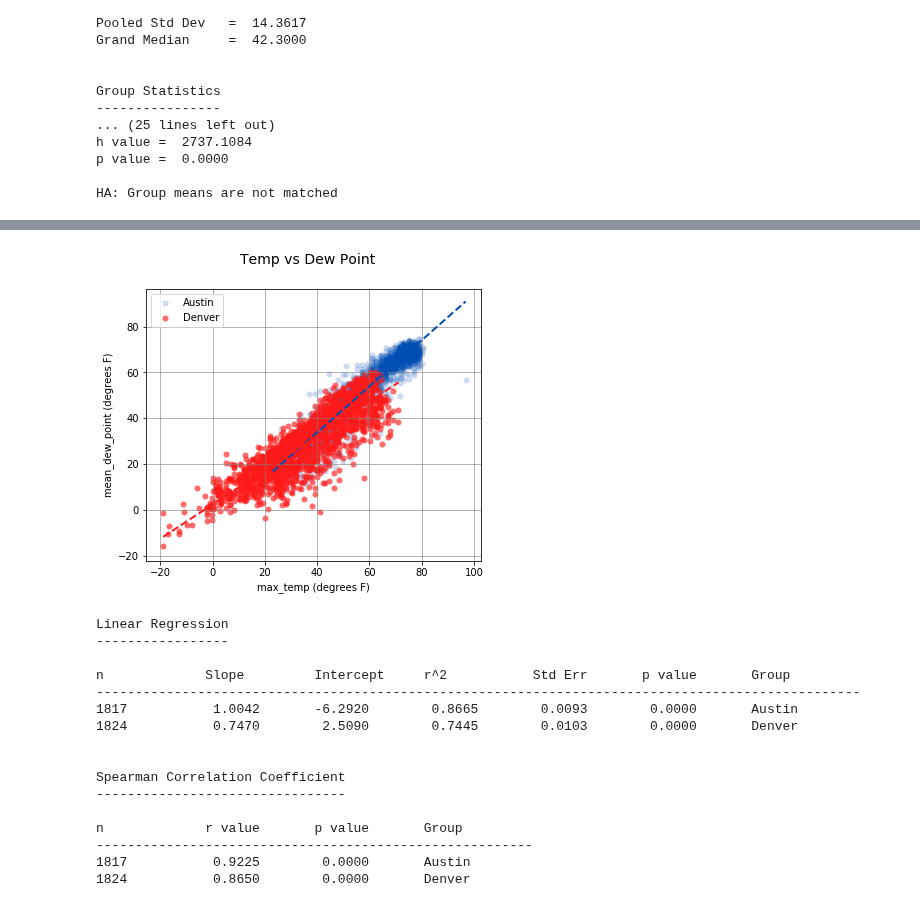
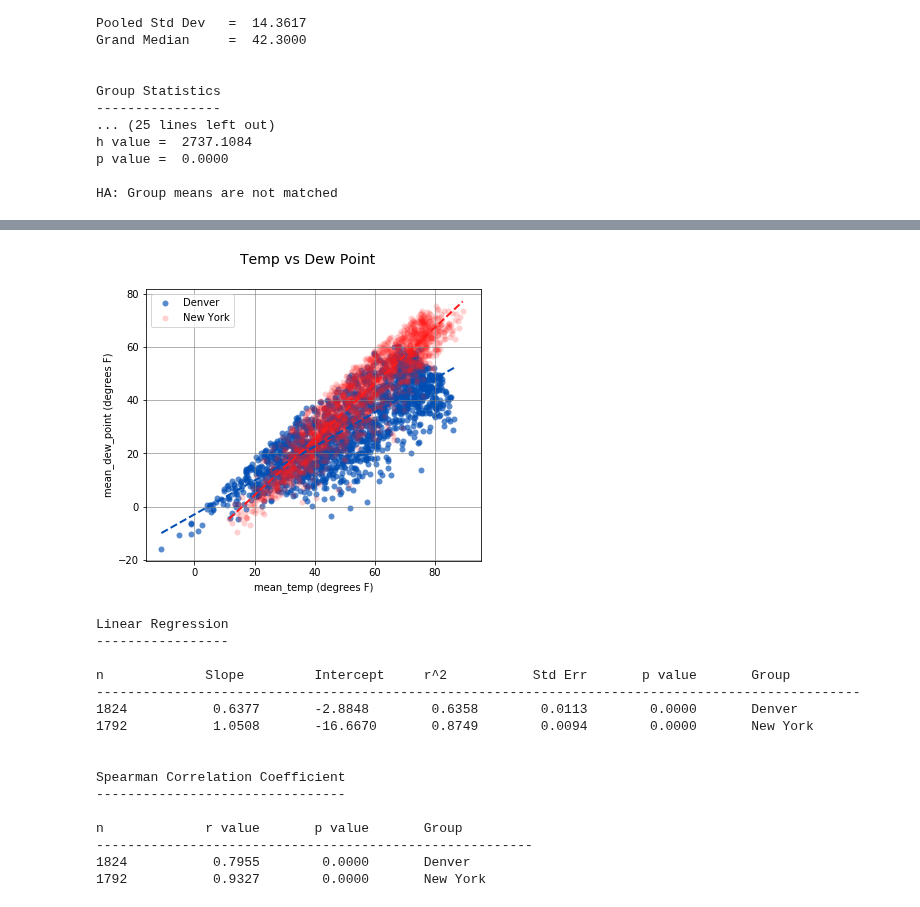
Before and after one commit to cmmorrow/pytexas_2019, a Jupyter notebook: Which City Has the Best Weather?.ipynb, the cells around one changed output, grey strips where cells are left out. Cells and saved outputs as stored; diff of their text form; code cells hidden in the pictures.

```diff
--- a/Which City Has the Best Weather?.ipynb
+++ b/Which City Has the Best Weather?.ipynb
@@ -88,3 +94,5 @@ df = client.query(
+# %%
+df = pd.read_csv('noaa_gsod.csv')
 # %% [markdown]
 ### Exploring the Data
 # %% [markdown]
@@ -586,24 +585,24 @@ n             Slope         Intercept     r^2           Std Err       p value
 # %%
-city = df.query("city in ['Austin', 'Denver']")
+city = df.query("city in ['New York', 'Denver']")
 analyze(
-    city['max_temperature'],
+    city['mean_temp'],
     city['mean_dew_point'],
-    xname='max_temp (degrees F)',
+    xname='mean_temp (degrees F)',
     yname='mean_dew_point (degrees F)',
     title='Temp vs Dew Point',
     boxplot_borders=False,
     groups=city['city'],
     highlight=['Denver'],
 )
 # %% [output]
-[figure, old version]
+[figure, new version]
 Linear Regression
 -----------------
 
 n             Slope         Intercept     r^2           Std Err       p value       Group
 --------------------------------------------------------------------------------------------------
-1817           1.0042       -6.2920        0.8665        0.0093        0.0000       Austin
-1824           0.7470        2.5090        0.7445        0.0103        0.0000       Denver
+1824           0.6377       -2.8848        0.6358        0.0113        0.0000       Denver
+1792           1.0508       -16.6670       0.8749        0.0094        0.0000       New York
 
 
 Spearman Correlation Coefficient
@@ -611,5 +610,5 @@ Spearman Correlation Coefficient
 
 n             r value       p value       Group
 --------------------------------------------------------
-1817           0.9225        0.0000       Austin
-1824           0.8650        0.0000       Denver
+1824           0.7955        0.0000       Denver
+1792           0.9327        0.0000       New York
```
Also changed, not shown: parts of 51 cells of this notebook.
